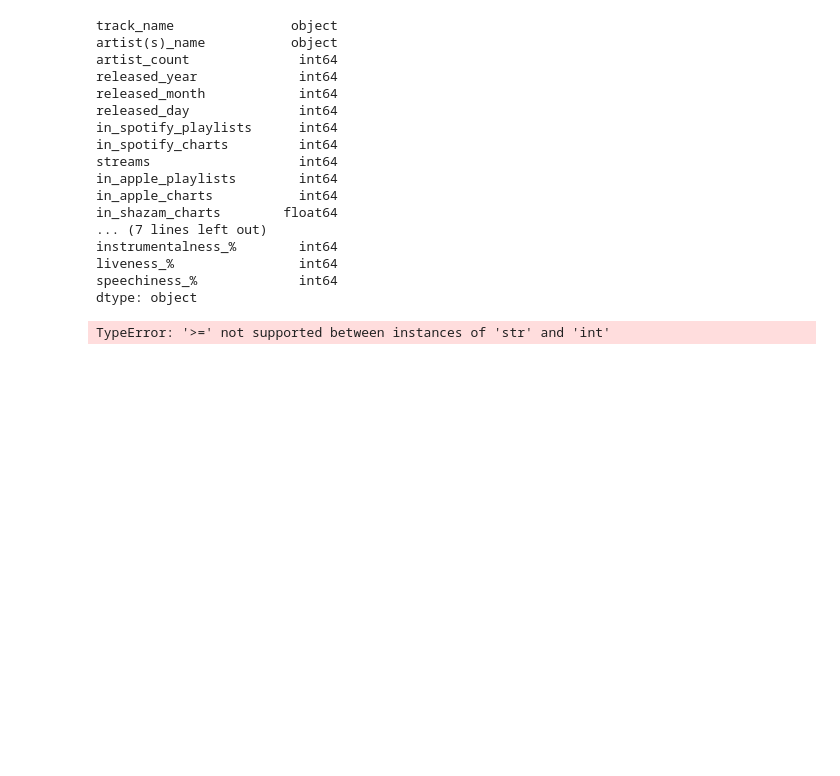
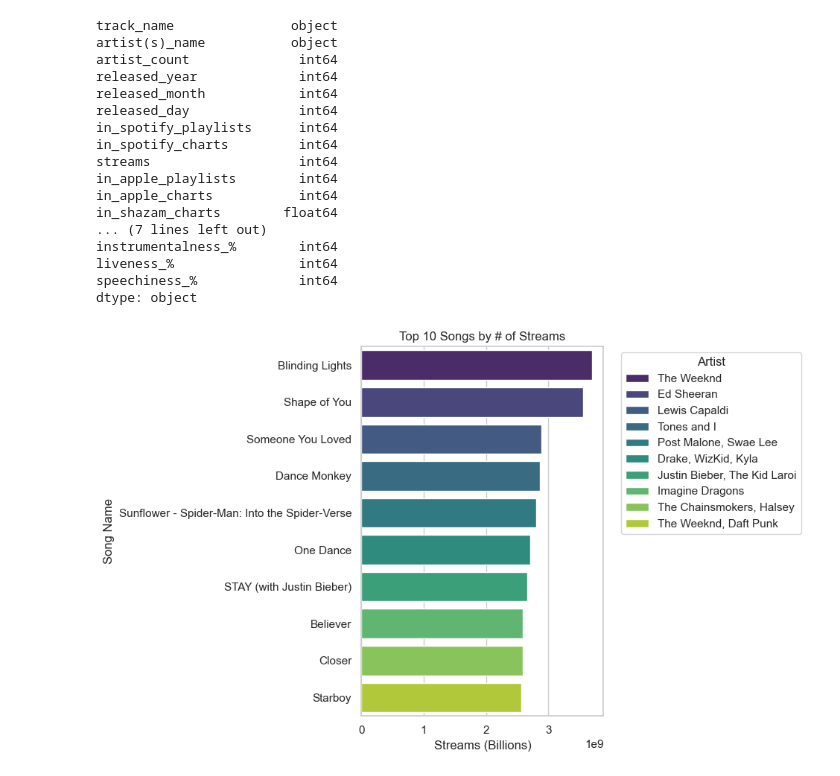
Before and after one commit to Nalfrey/Project3, a Jupyter notebook: spotify_2023.ipynb, the cells around one changed output. Saved outputs shown, nothing was run; the diff lists cells and outputs as text; code cells hidden in the pictures; blank space fills up the shorter version.

```diff
--- a/spotify_2023.ipynb
+++ b/spotify_2023.ipynb
@@ -75,16 +78,21 @@ dtype: object
 # %%
 #create visualization for top 10-25 songs with hover of track name, artist, and # of song streams
 # Fufills requirement your final visualization should ideally include at least three views
-number_of_streams = [("streams" >= 2150000000)]
-track_name_artist = spotify_2023_df[("track_name")] & spotify_2023_df[("artist(s)_name")]
-plot.bar(track_name_artist, number_of_streams)
-#plt.xticks(year, rotation=90)
-plt.title("Top 25 Streamed Songs on Spotify 2023")
-plt.xlabel("Track Name")
-plt.ylabel("Number of Streams")
+top_songs_df = spotify_2023_df.groupby(['track_name', 'artist(s)_name'])['streams'].sum().reset_index()
+top_songs_df = top_songs_df.sort_values(by='streams', ascending=False).head(10)
+
+sns.set(style="whitegrid")
+
+plt.figure(figsize=(10, 6))
+sns.barplot(x='streams', y='track_name', data=top_songs_df, hue='artist(s)_name', palette='viridis')
+plt.title("Top 10 Songs by # of Streams")
+plt.xlabel('Streams (Billions)')
+plt.ylabel('Song Name')
+plt.legend(title='Artist', bbox_to_anchor=(1.05, 1), loc='upper left')
+plt.tight_layout()  # Adjust layout to prevent clipping
 plt.show()
 # %% [output]
-TypeError: '>=' not supported between instances of 'str' and 'int'
+[figure, added]
 # %%
 #create visualization release year vs number of streams
 # Fufills requirement your final visualization should ideally include at least three views
```
Also changed, not shown: parts of 4 cells of this notebook.
